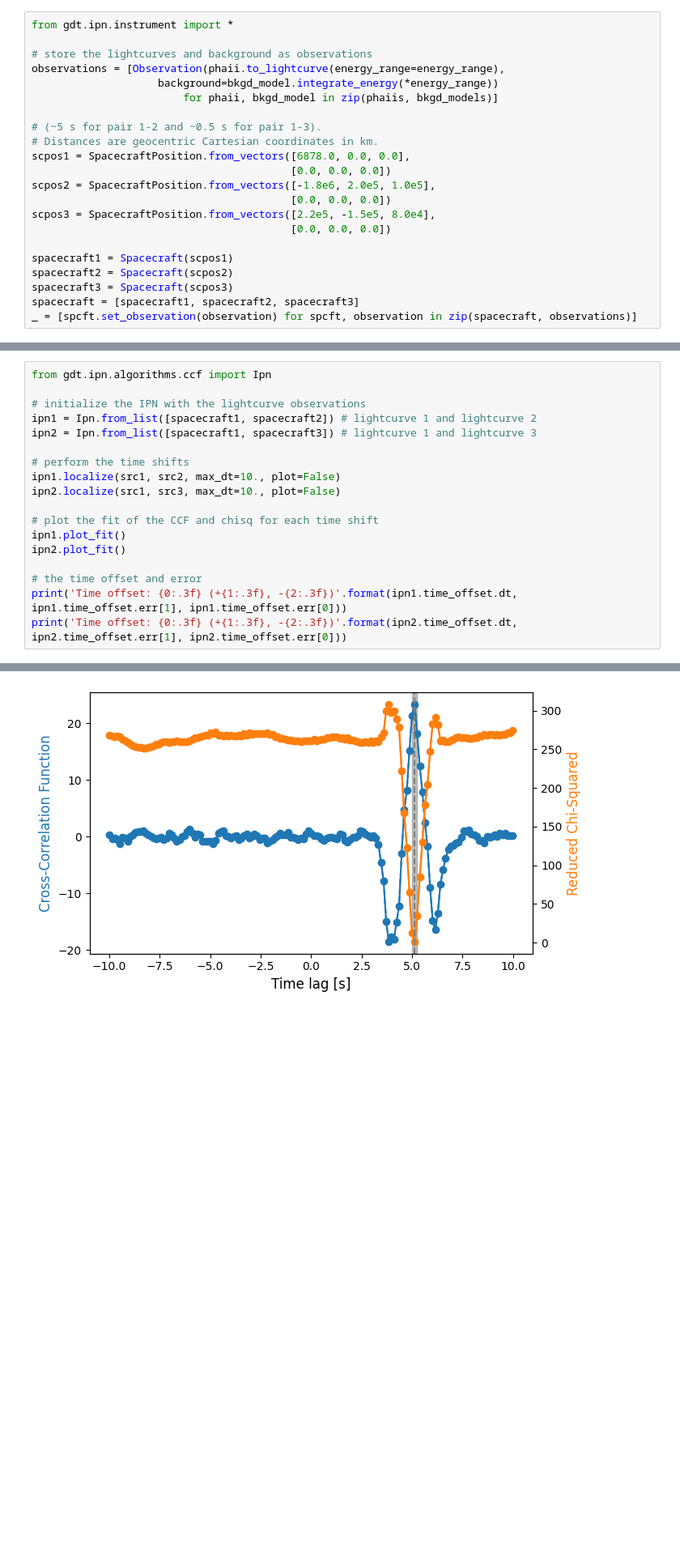
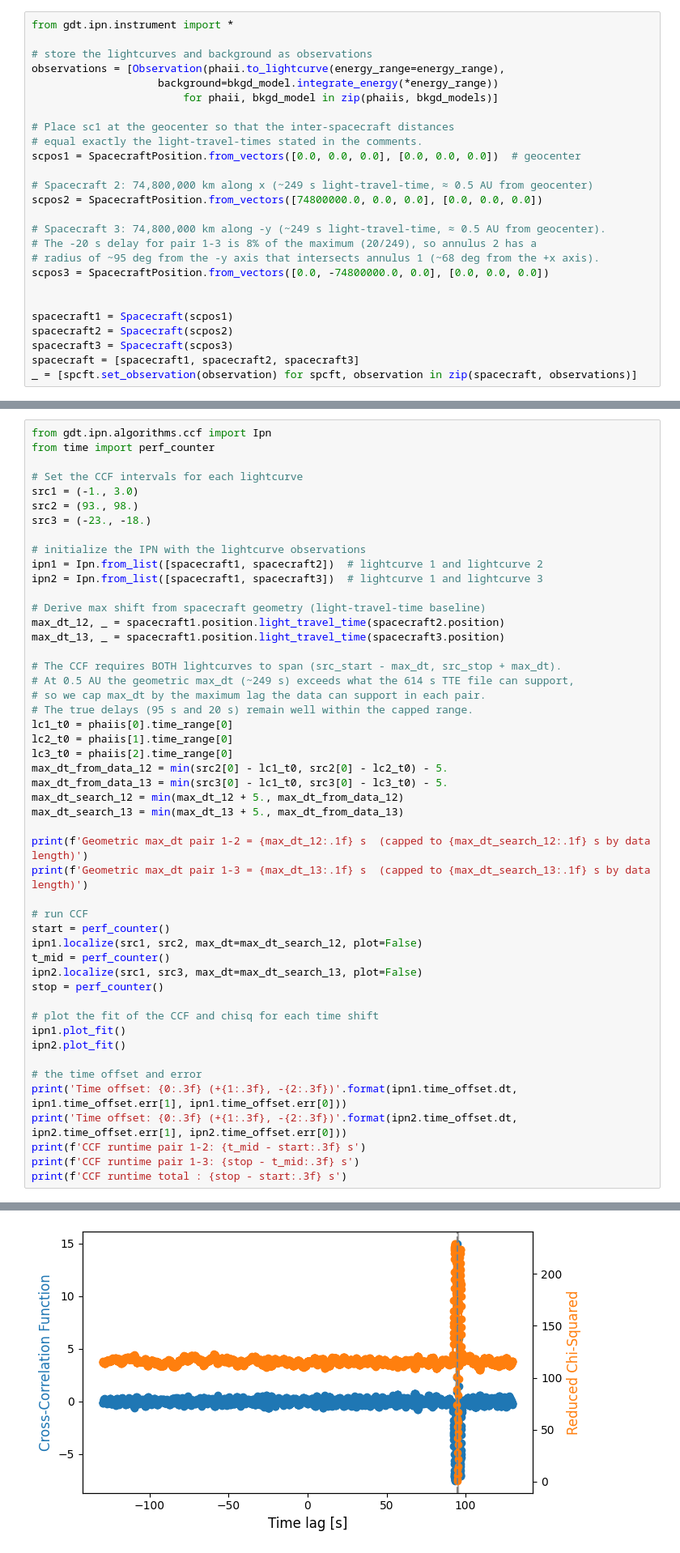
Before and after one commit to USRA-STI/gdt-ipn, a Jupyter notebook: tutorials/CCF_Example3.ipynb, the cells around one changed output, grey strips where cells are left out. Shown at 81% size. Saved outputs shown, nothing was run; the diff lists cells and outputs as text; blank space fills up the shorter version.

```diff
--- a/tutorials/CCF_Example3.ipynb
+++ b/tutorials/CCF_Example3.ipynb
@@ -151,14 +135,18 @@ observations = [Observation(phaii.to_lightcurve(energy_range=energy_range),
                     background=bkgd_model.integrate_energy(*energy_range))
                         for phaii, bkgd_model in zip(phaiis, bkgd_models)]
 
-# (~5 s for pair 1-2 and ~0.5 s for pair 1-3).
-# Distances are geocentric Cartesian coordinates in km.
-scpos1 = SpacecraftPosition.from_vectors([6878.0, 0.0, 0.0],
-                                         [0.0, 0.0, 0.0])
-scpos2 = SpacecraftPosition.from_vectors([-1.8e6, 2.0e5, 1.0e5],
-                                         [0.0, 0.0, 0.0])
-scpos3 = SpacecraftPosition.from_vectors([2.2e5, -1.5e5, 8.0e4],
-                                         [0.0, 0.0, 0.0])
+# Place sc1 at the geocenter so that the inter-spacecraft distances
+# equal exactly the light-travel-times stated in the comments.
+scpos1 = SpacecraftPosition.from_vectors([0.0, 0.0, 0.0], [0.0, 0.0, 0.0])  # geocenter
+
+# Spacecraft 2: 74,800,000 km along x (~249 s light-travel-time, ≈ 0.5 AU from geocenter)
+scpos2 = SpacecraftPosition.from_vectors([74800000.0, 0.0, 0.0], [0.0, 0.0, 0.0])
+
+# Spacecraft 3: 74,800,000 km along -y (~249 s light-travel-time, ≈ 0.5 AU from geocenter).
+# The -20 s delay for pair 1-3 is 8% of the maximum (20/249), so annulus 2 has a
+# radius of ~95 deg from the -y axis that intersects annulus 1 (~68 deg from the +x axis).
+scpos3 = SpacecraftPosition.from_vectors([0.0, -74800000.0, 0.0], [0.0, 0.0, 0.0])
+
 
 spacecraft1 = Spacecraft(scpos1)
 spacecraft2 = Spacecraft(scpos2)
@@ -172,13 +162,41 @@ Now we will calculate the time delays between pairs of our lightcurves similar t
 # %%
 from gdt.ipn.algorithms.ccf import Ipn
+from time import perf_counter
+
+# Set the CCF intervals for each lightcurve
+src1 = (-1., 3.0)
+src2 = (93., 98.)
+src3 = (-23., -18.)
 
 # initialize the IPN with the lightcurve observations
-ipn1 = Ipn.from_list([spacecraft1, spacecraft2]) # lightcurve 1 and lightcurve 2
-ipn2 = Ipn.from_list([spacecraft1, spacecraft3]) # lightcurve 1 and lightcurve 3
+ipn1 = Ipn.from_list([spacecraft1, spacecraft2])  # lightcurve 1 and lightcurve 2
+ipn2 = Ipn.from_list([spacecraft1, spacecraft3])  # lightcurve 1 and lightcurve 3
 
-# perform the time shifts
-ipn1.localize(src1, src2, max_dt=10., plot=False)
-ipn2.localize(src1, src3, max_dt=10., plot=False)
+# Derive max shift from spacecraft geometry (light-travel-time baseline)
+max_dt_12, _ = spacecraft1.position.light_travel_time(spacecraft2.position)
+max_dt_13, _ = spacecraft1.position.light_travel_time(spacecraft3.position)
+
+# The CCF requires BOTH lightcurves to span (src_start - max_dt, src_stop + max_dt).
+# At 0.5 AU the geometric max_dt (~249 s) exceeds what the 614 s TTE file can support,
+# so we cap max_dt by the maximum lag the data can support in each pair.
+# The true delays (95 s and 20 s) remain well within the capped range.
+lc1_t0 = phaiis[0].time_range[0]
+lc2_t0 = phaiis[1].time_range[0]
+lc3_t0 = phaiis[2].time_range[0]
+max_dt_from_data_12 = min(src2[0] - lc1_t0, src2[0] - lc2_t0) - 5.
+max_dt_from_data_13 = min(src3[0] - lc1_t0, src3[0] - lc3_t0) - 5.
+max_dt_search_12 = min(max_dt_12 + 5., max_dt_from_data_12)
+max_dt_search_13 = min(max_dt_13 + 5., max_dt_from_data_13)
+
+print(f'Geometric max_dt pair 1-2 = {max_dt_12:.1f} s  (capped to {max_dt_search_12:.1f} s by data length)')
+print(f'Geometric max_dt pair 1-3 = {max_dt_13:.1f} s  (capped to {max_dt_search_13:.1f} s by data length)')
+
+# run CCF
+start = perf_counter()
+ipn1.localize(src1, src2, max_dt=max_dt_search_12, plot=False)
+t_mid = perf_counter()
+ipn2.localize(src1, src3, max_dt=max_dt_search_13, plot=False)
+stop = perf_counter()
 
 # plot the fit of the CCF and chisq for each time shift
 ipn1.plot_fit()
@@ -187,4 +205,7 @@ ipn2.plot_fit()
 # the time offset and error
 print('Time offset: {0:.3f} (+{1:.3f}, -{2:.3f})'.format(ipn1.time_offset.dt, ipn1.time_offset.err[1], ipn1.time_offset.err[0]))
 print('Time offset: {0:.3f} (+{1:.3f}, -{2:.3f})'.format(ipn2.time_offset.dt, ipn2.time_offset.err[1], ipn2.time_offset.err[0]))
+print(f'CCF runtime pair 1-2: {t_mid - start:.3f} s')
+print(f'CCF runtime pair 1-3: {stop - t_mid:.3f} s')
+print(f'CCF runtime total : {stop - start:.3f} s')
 # %% [output]
@@ -191 +214 @@ print('Time offset: {0:.3f} (+{1:.3f}, -{2:.3f})'.format(ipn2.time_offset.dt, ip
-[figure, old version]
+[figure, new version]
```
Also changed, not shown: parts of 13 cells of this notebook, 3 other files.
